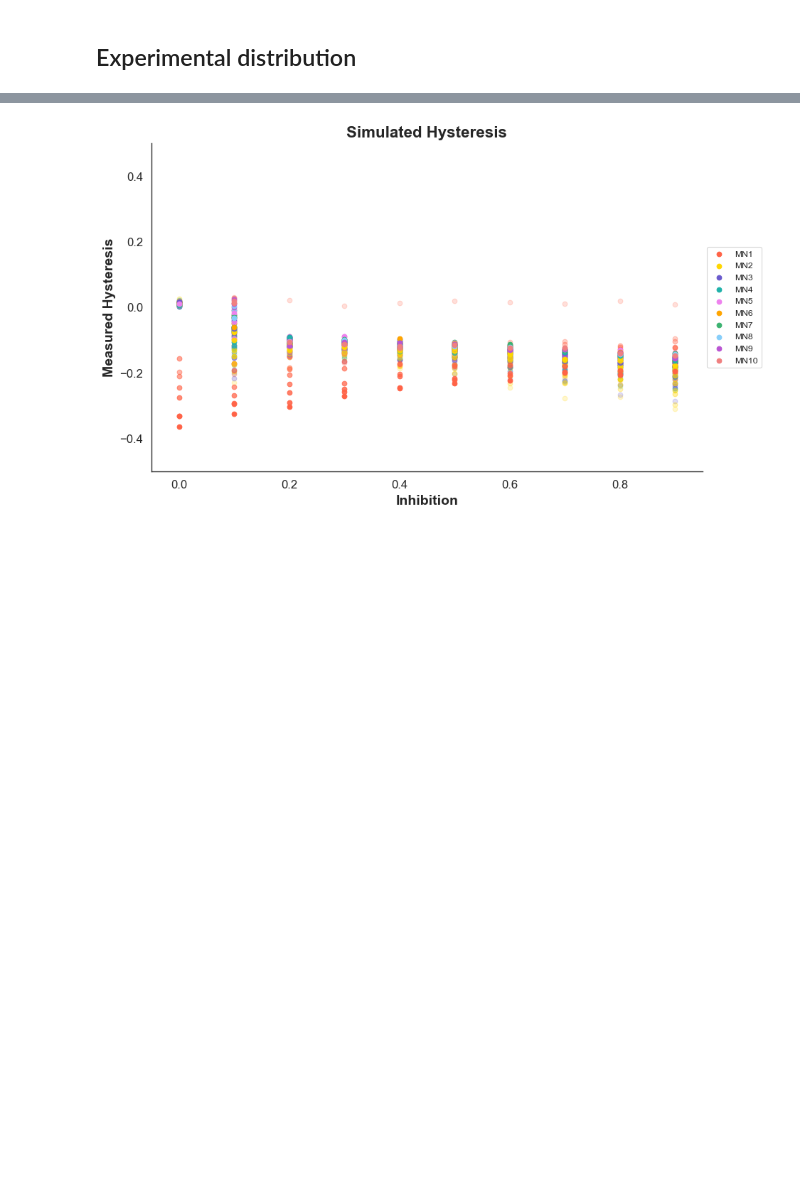
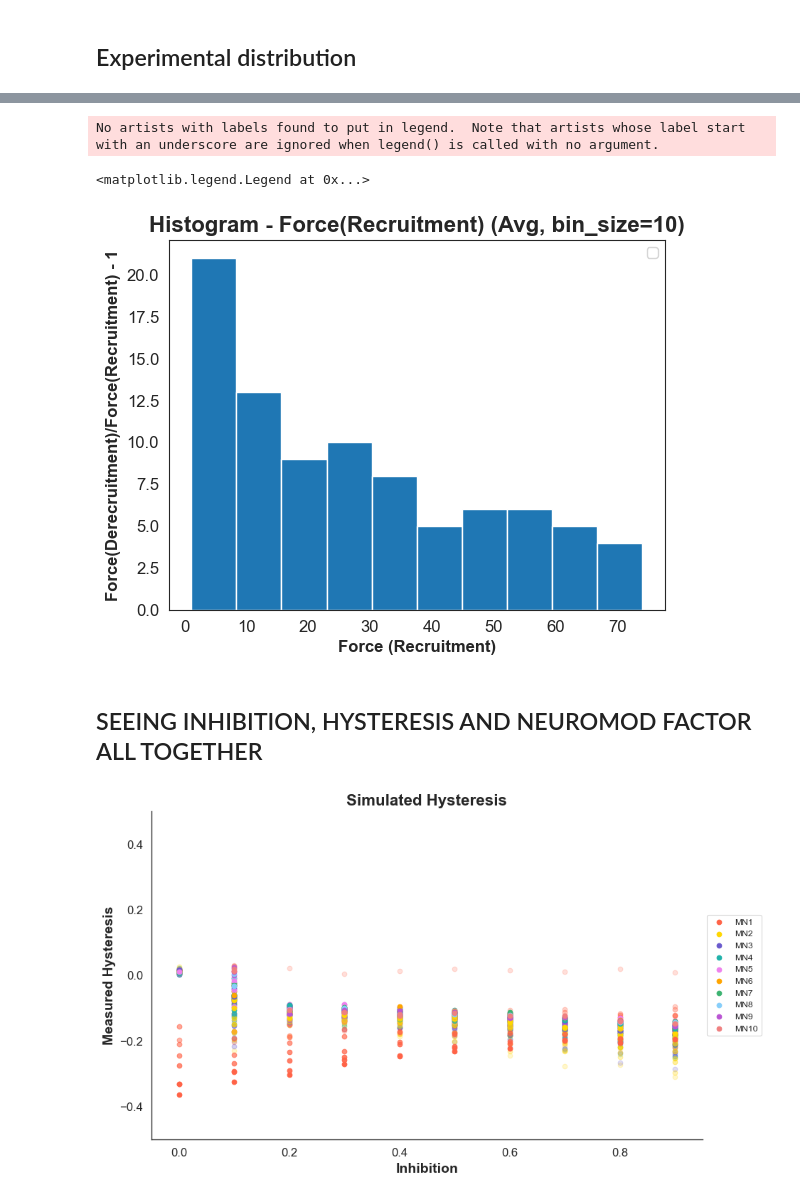
Before and after one commit to natmtc/flexible-motoneuron-control, a Jupyter notebook: Data_Analysis_Model.ipynb, the cells around one changed output, grey strips where cells are left out. Saved outputs shown, nothing was run; the diff lists cells and outputs as text; code cells hidden in the pictures; blank space fills up the shorter version.

```diff
--- a/Data_Analysis_Model.ipynb
+++ b/Data_Analysis_Model.ipynb
@@ -206,3 +218,20 @@ print(sorted(all_values_hysteresis))
+# %%
+sns.set_style("white")
+plt.rcParams['axes.labelsize'] = 14
+plt.rcParams['axes.labelweight'] = 'bold'
+plt.rcParams['xtick.labelsize'] = 12
+plt.rcParams['ytick.labelsize'] = 12
+plt.hist(binned_force)
+plt.title('Histogram - Force(Recruitment) (Avg, bin_size=10)', fontsize=16, fontweight='bold')
+plt.xlabel('Force (Recruitment)', fontsize=12, fontweight='bold')
+plt.ylabel('Force(Derecruitment)/Force(Recruitment) - 1', fontsize=12, fontweight='bold')
+plt.legend()
+# %% [output]
+No artists with labels found to put in legend.  Note that artists whose label start with an underscore are ignored when legend() is called with no argument.
+<matplotlib.legend.Legend at 0x...>
+[figure, added]
+# %% [markdown]
+## SEEING INHIBITION, HYSTERESIS AND  NEUROMOD FACTOR ALL TOGETHER
 # %%
 #Importing the spike array file of the Julia Model
 with h5py.File("/Users/nmt121/Desktop/Repositories/Motoneuron_Model/Data_MN_Model/Heatmap_values/hysteresis_heatmap1.jld2", "r") as file:
```
Also changed, not shown: parts of 17 cells of this notebook, 3 other files.
